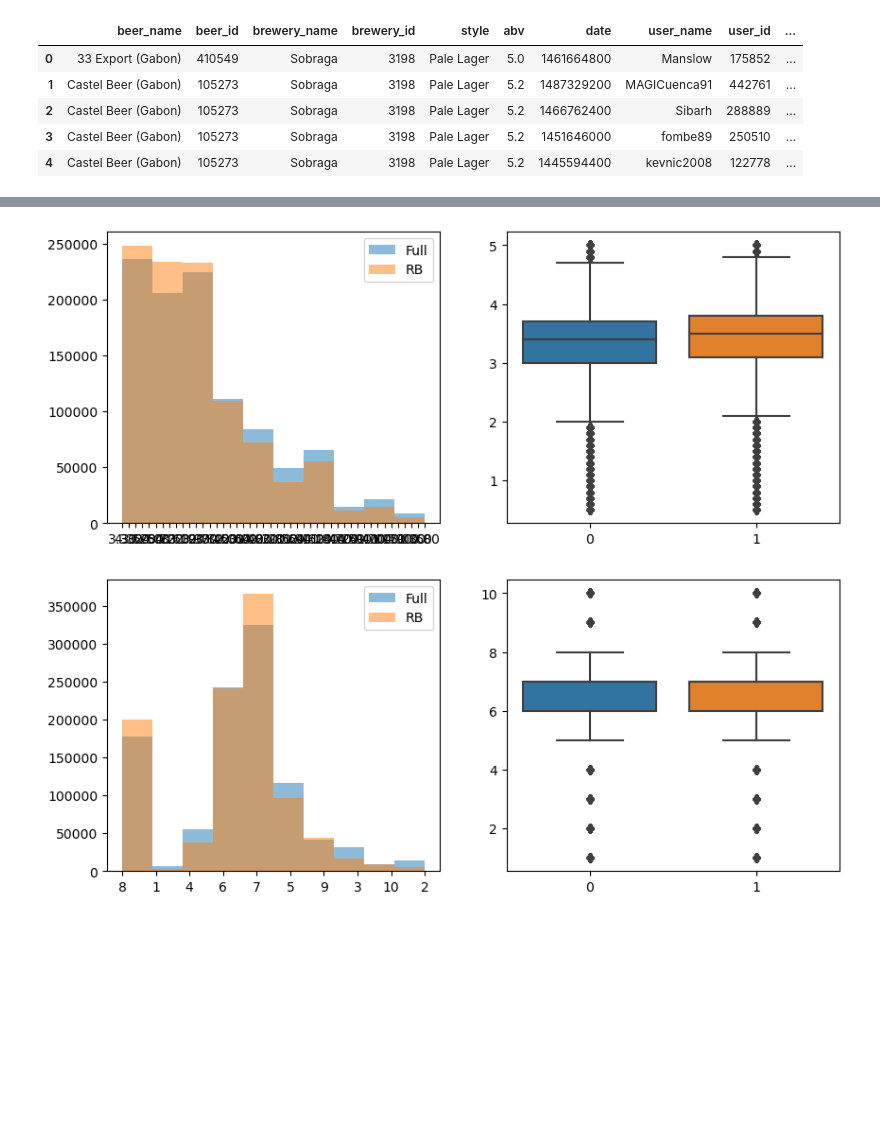
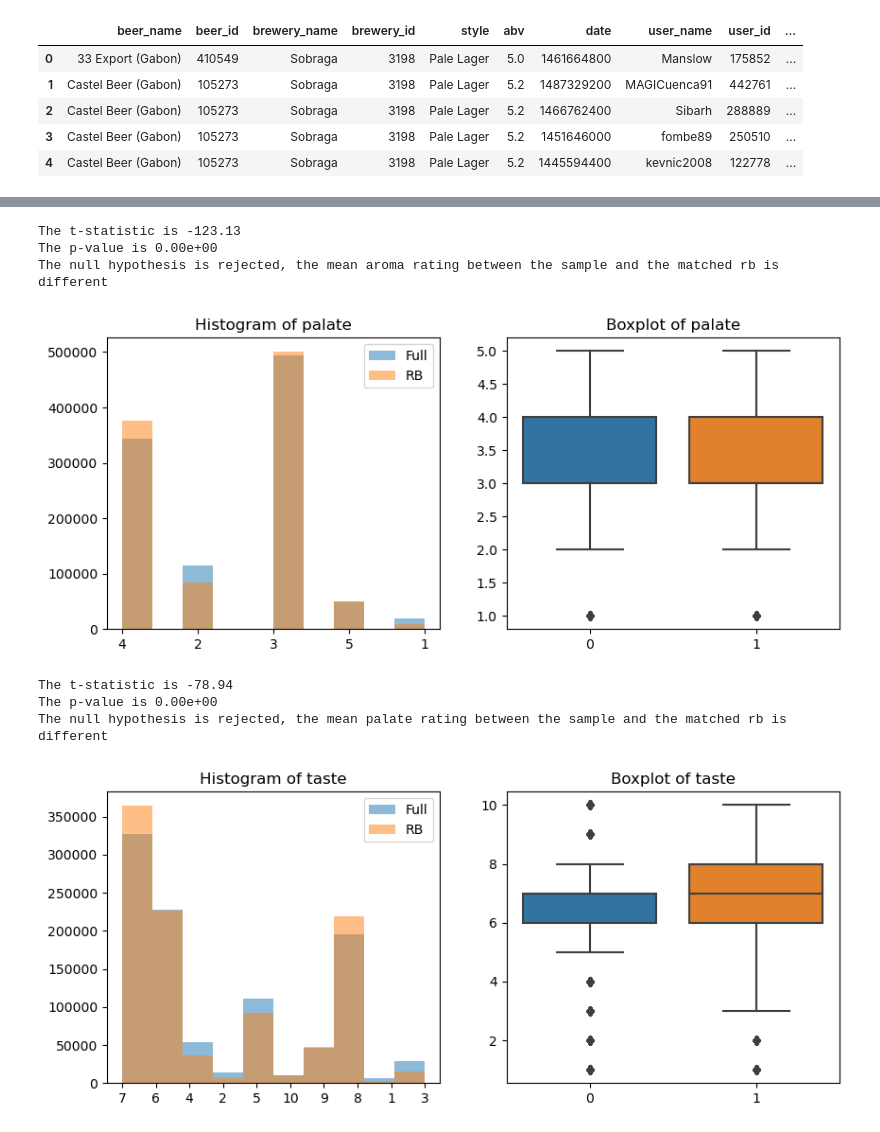
Before and after one commit to epfl-ada/ada-2023-project-riskybiscuits, a Jupyter notebook: example_notebook.ipynb, the cells around one changed output, grey strips where cells are left out. Cells and saved outputs as stored; diff of their text form; code cells hidden in the pictures; blank space fills up the shorter version.

```diff
--- a/example_notebook.ipynb
+++ b/example_notebook.ipynb
@@ -250,14 +250,16 @@ def make_boxplot(sample, col_rb):
     sns.boxplot(data=[sample, col_rb])
     plt.show()
 
-def make_plots(sample, col_rb):
+def make_plots(sample, col_rb, sample_title, col_title):
 
     fig, ax = plt.subplots(1, 2, figsize=(10, 4), sharey = False, sharex = False)
 
     ax[0].hist(sample, bins=10, alpha=0.5, label='Full')
     ax[0].hist(col_rb, bins=10, alpha=0.5, label='RB')
     ax[0].legend(loc='upper right')
+    ax[0].set_title(sample_title)
 
     ax[1] = sns.boxplot(data=[sample, col_rb], ax=ax[1])
+    ax[1].set_title(col_title)
     plt.show()
 # %%
@@ -271,16 +332,46 @@ make_plots(rating_col_full_sample, rating_col_rb)
+# %%
+# Perform the t-test for aromas
+t_statistic_aroma, p_value_aroma = stats.ttest_ind(aroma_col_full_sample.astype(float), aroma_col_rb.astype(float))
+
+print("The t-statistic is {:.2f}".format(t_statistic_aroma))
+print("The p-value is {:.2e}".format(p_value_aroma))
+
+if p_value < 0.05:
+    print("The null hypothesis is rejected, the mean aroma rating between the sample and the matched rb is different")
+else:
+    print("The null hypothesis is accepted, the difference between the aroma rating for the sample and matched rb is not statistically significant")
+# %% [output]
+The t-statistic is -123.13
+The p-value is 0.00e+00
+The null hypothesis is rejected, the mean aroma rating between the sample and the matched rb is different
 # %%
-# Compare the ratings
+# Compare the palate ratings
 
-rating_col_full_sample = make_sample(full_ratings_rb, "rating")
-rating_col_rb = ratings_rb["rating"]
-make_plots(rating_col_full_sample, rating_col_rb)
+palate_col_full_sample = make_sample(full_ratings_rb, "palate")
+palate_col_rb = ratings_rb["palate"]
+make_plots(palate_col_full_sample, palate_col_rb, "Histogram of palate", "Boxplot of palate")
 # %% [output]
-[figure, old version]
+[figure, new version]
+# %%
+# Perform the t-test for aromas
+t_statistic_pal, p_value_pal = stats.ttest_ind(palate_col_full_sample.astype(float), palate_col_rb.astype(float))
+
+print("The t-statistic is {:.2f}".format(t_statistic_pal))
+print("The p-value is {:.2e}".format(p_value_pal))
+
+if p_value < 0.05:
+    print("The null hypothesis is rejected, the mean palate rating between the sample and the matched rb is different")
+else:
+    print("The null hypothesis is accepted, the difference between the palate rating for the sample and matched rb is not statistically significant")
+# %% [output]
+The t-statistic is -78.94
+The p-value is 0.00e+00
+The null hypothesis is rejected, the mean palate rating between the sample and the matched rb is different
 # %%
-# Compare the ratings
+# Compare the taste ratings
 
-rating_col_full_sample = make_sample(full_ratings_rb, "aroma")
-rating_col_rb = ratings_rb["aroma"]
-make_plots(rating_col_full_sample, rating_col_rb)
+taste_col_full_sample = make_sample(full_ratings_rb, "taste")
+taste_col_rb = ratings_rb["taste"]
+make_plots(taste_col_full_sample, taste_col_rb, "Histogram of taste", "Boxplot of taste")
 # %% [output]
-[figure, old version]
+[figure, new version]
```
Also changed, not shown: parts of 12 cells of this notebook.
